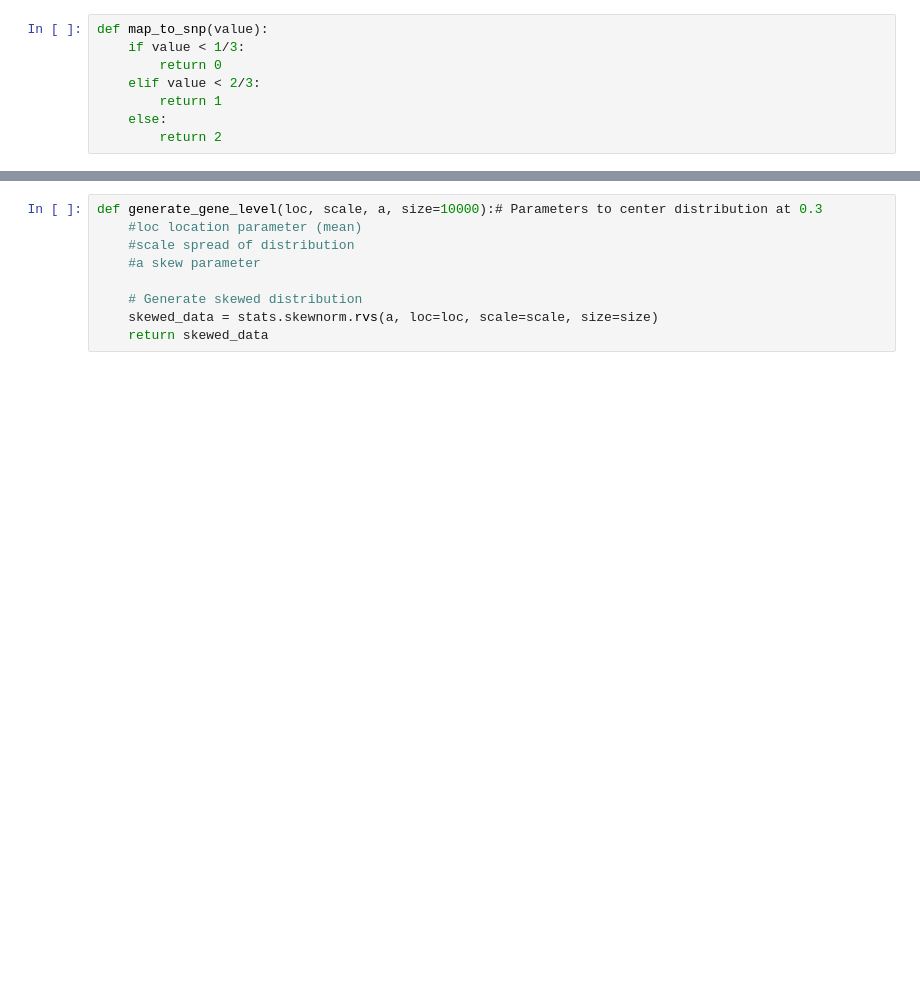
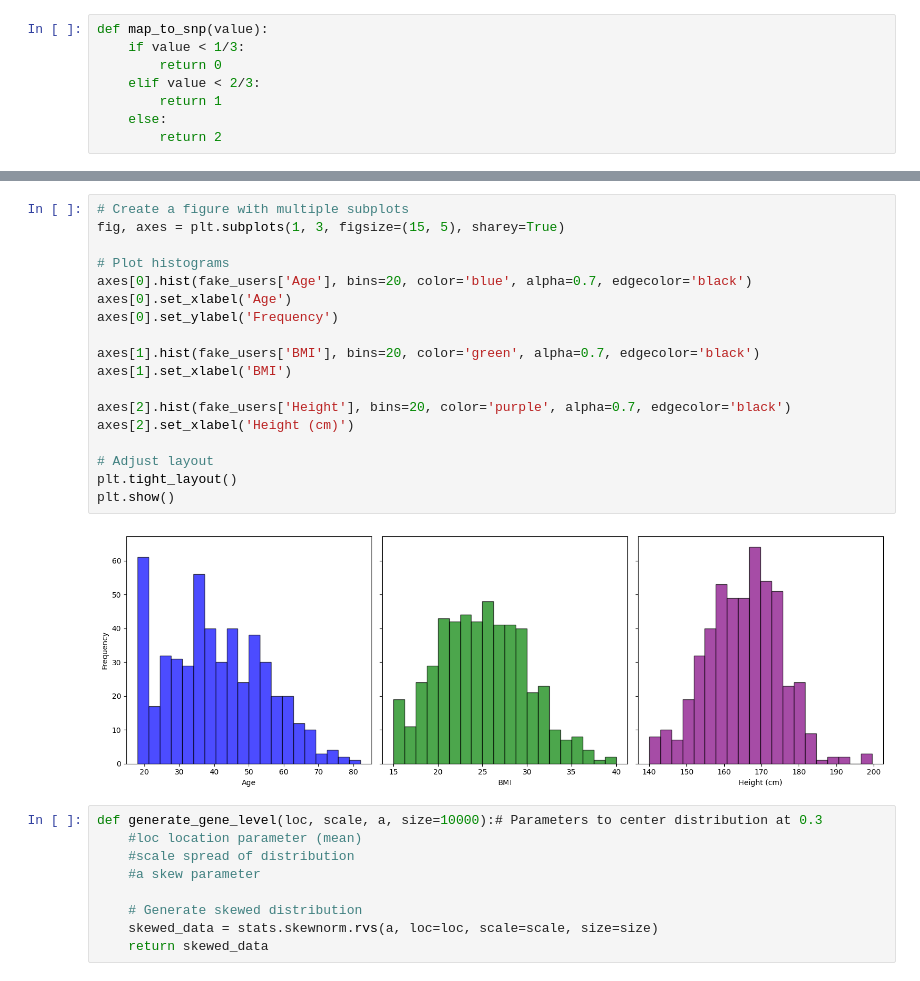
Before and after one commit to hmcooper1/cdmgroupwork, a Jupyter notebook: generate_data.ipynb, the cells around one changed output, grey strips where cells are left out. Drawn from its saved outputs; the diff is of its cells as text; blank space fills up the shorter version.

```diff
--- a/generate_data.ipynb
+++ b/generate_data.ipynb
@@ -122,3 +293,23 @@ fake_users
+# %%
+# Create a figure with multiple subplots
+fig, axes = plt.subplots(1, 3, figsize=(15, 5), sharey=True)
+
+# Plot histograms
+axes[0].hist(fake_users['Age'], bins=20, color='blue', alpha=0.7, edgecolor='black')
+axes[0].set_xlabel('Age')
+axes[0].set_ylabel('Frequency')
+
+axes[1].hist(fake_users['BMI'], bins=20, color='green', alpha=0.7, edgecolor='black')
+axes[1].set_xlabel('BMI')
+
+axes[2].hist(fake_users['Height'], bins=20, color='purple', alpha=0.7, edgecolor='black')
+axes[2].set_xlabel('Height (cm)')
+
+# Adjust layout
+plt.tight_layout()
+plt.show()
+# %% [output]
+[figure, added]
 # %%
 def generate_gene_level(loc, scale, a, size=10000):# Parameters to center distribution at 0.3
     #loc location parameter (mean)
```
Also changed, not shown: parts of 9 cells of this notebook, 3 other files.
